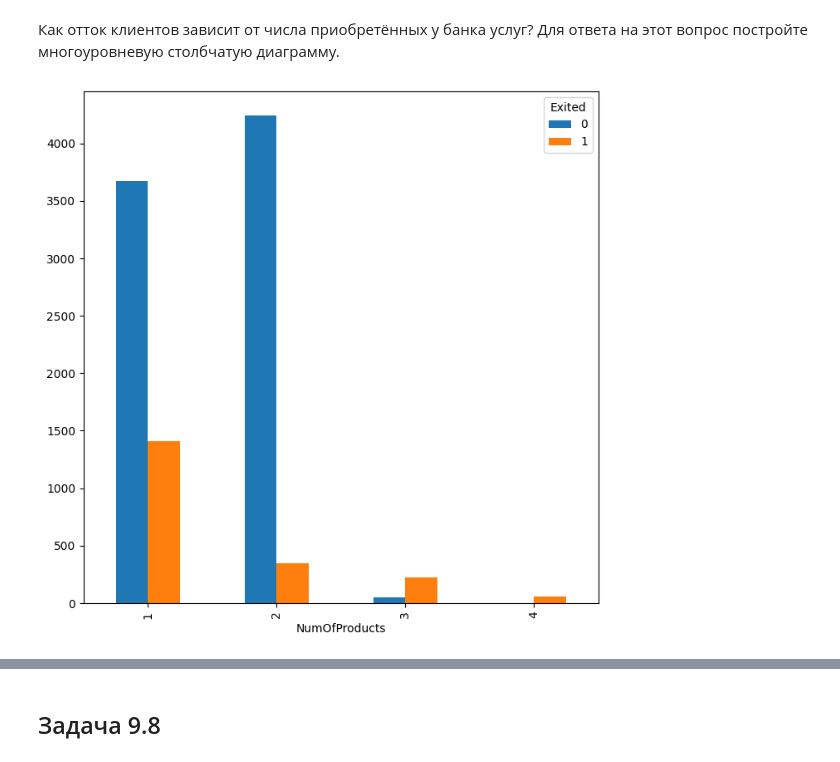
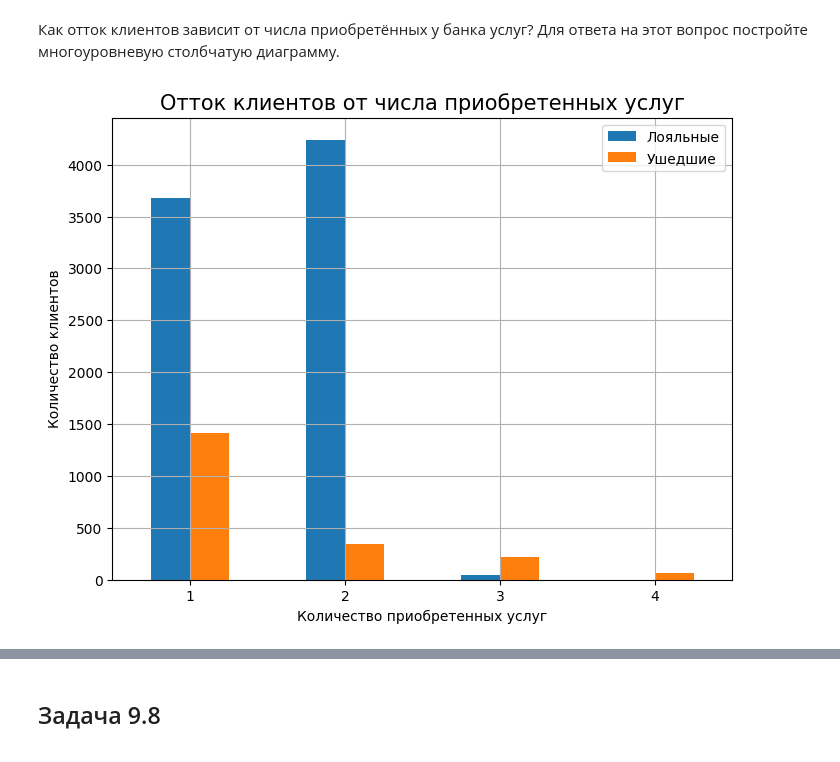
Before and after one commit to an-petruhin/Python_13_9, a Jupyter notebook: Python_13_9.ipynb, the cells around one changed output, grey strips where cells are left out. Cells and saved outputs as stored; diff of their text form; code cells hidden in the pictures.

```diff
--- a/Python_13_9.ipynb
+++ b/Python_13_9.ipynb
@@ -179,18 +162,26 @@ axes_gend.set_title('Кто чаще уходит?', fontsize=20);
 # %% [markdown]
 Как отток клиентов зависит от числа приобретённых у банка услуг? Для ответа на этот вопрос постройте многоуровневую столбчатую диаграмму.
 # %%
-pivot_df = df.pivot_table(
+df_7 = df.pivot_table(
     values = 'CustomerId',
     index = ['NumOfProducts'],
     columns = ['Exited'],
     aggfunc='count',
     fill_value=0
 )
 
-fig_pivot, axes_pivot = plt.subplots(figsize=(8, 8))
-pivot_df.plot(
+df_7.columns = ['Лояльные', 'Ушедшие']
+
+fig_7, axes_7 = plt.subplots(figsize=(8, 6))
+df_7.plot(
     kind='bar',
-    ax=axes_pivot
+    ax=axes_7,
+    rot=0
 );
+
+axes_7.set_title('Отток клиентов от числа приобретенных услуг', fontsize=15);
+axes_7.set_xlabel('Количество приобретенных услуг', fontsize=10);
+axes_7.set_ylabel('Количество клиентов', fontsize=10);
+axes_7.grid()
 # %% [output]
-[figure, old version]
+[figure, new version]
```
Also changed, not shown: parts of 26 cells of this notebook.
